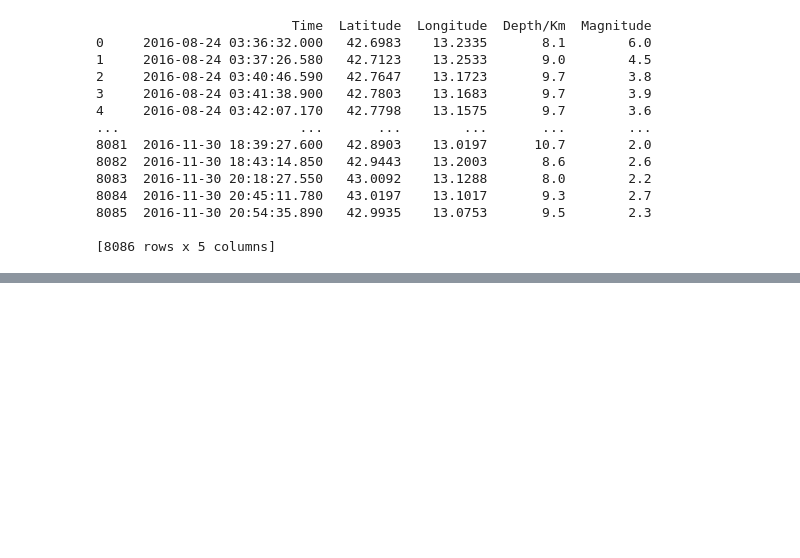
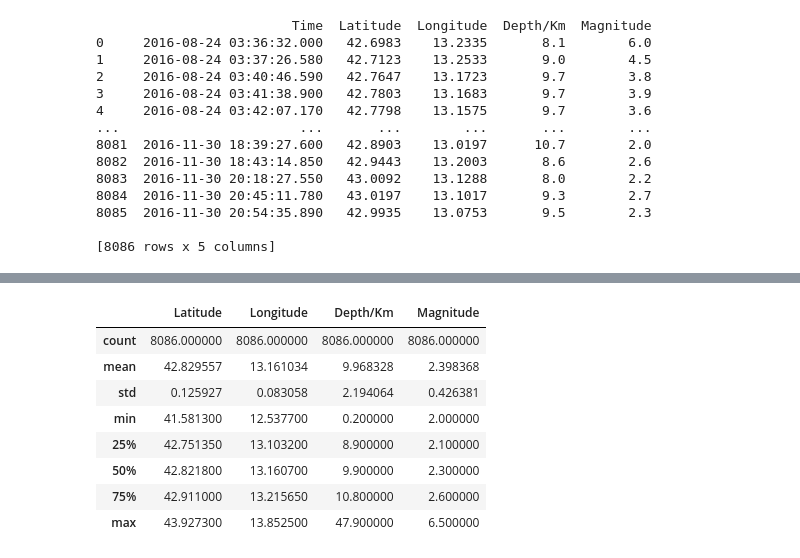
Before and after one commit to MrBloom911/SismicOperations, a Jupyter notebook: ProyectoComp.ipynb, the cells around one changed output, grey strips where cells are left out. Saved outputs shown, nothing was run; the diff lists cells and outputs as text; code cells hidden in the pictures; blank space fills up the shorter version.

```diff
--- a/ProyectoComp.ipynb
+++ b/ProyectoComp.ipynb
@@ -27,0 +38,12 @@ print(df)
+# %%
+df.describe()
+# %% [output]
+|  | Latitude | Longitude | Depth/Km | Magnitude |
+| count | 8086.000000 | 8086.000000 | 8086.000000 | 8086.000000 |
+| mean | 42.829557 | 13.161034 | 9.968328 | 2.398368 |
+| std | 0.125927 | 0.083058 | 2.194064 | 0.426381 |
+| min | 41.581300 | 12.537700 | 0.200000 | 2.000000 |
+| 25% | 42.751350 | 13.103200 | 8.900000 | 2.100000 |
+| 50% | 42.821800 | 13.160700 | 9.900000 | 2.300000 |
+| 75% | 42.911000 | 13.215650 | 10.800000 | 2.600000 |
+| max | 43.927300 | 13.852500 | 47.900000 | 6.500000 |
```
Also changed, not shown: parts of 6 cells of this notebook.
